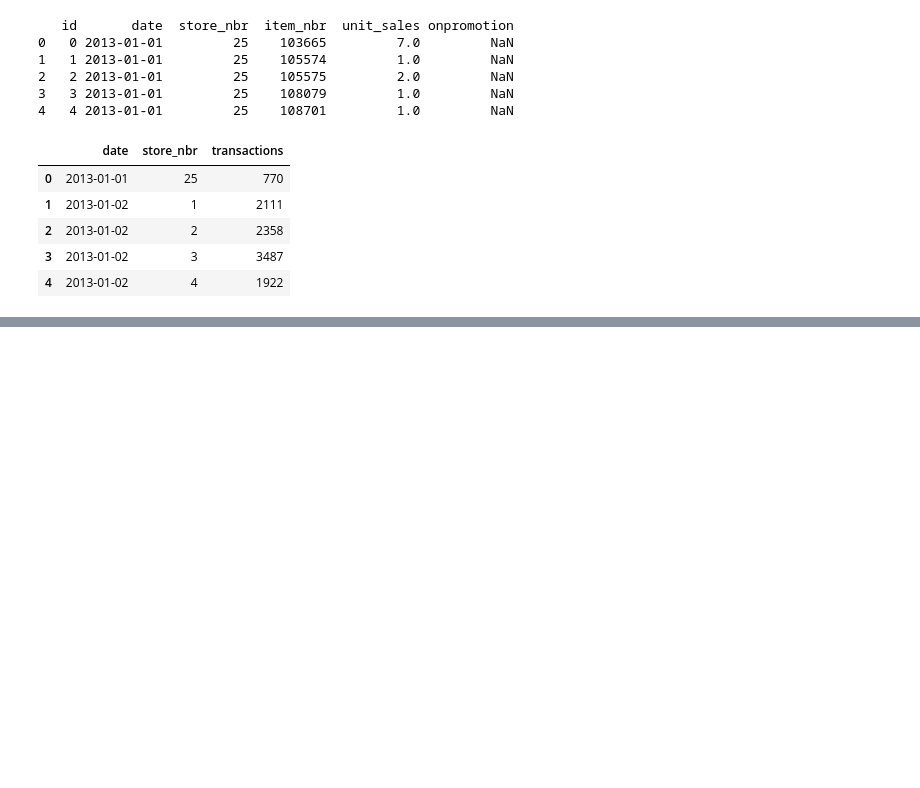
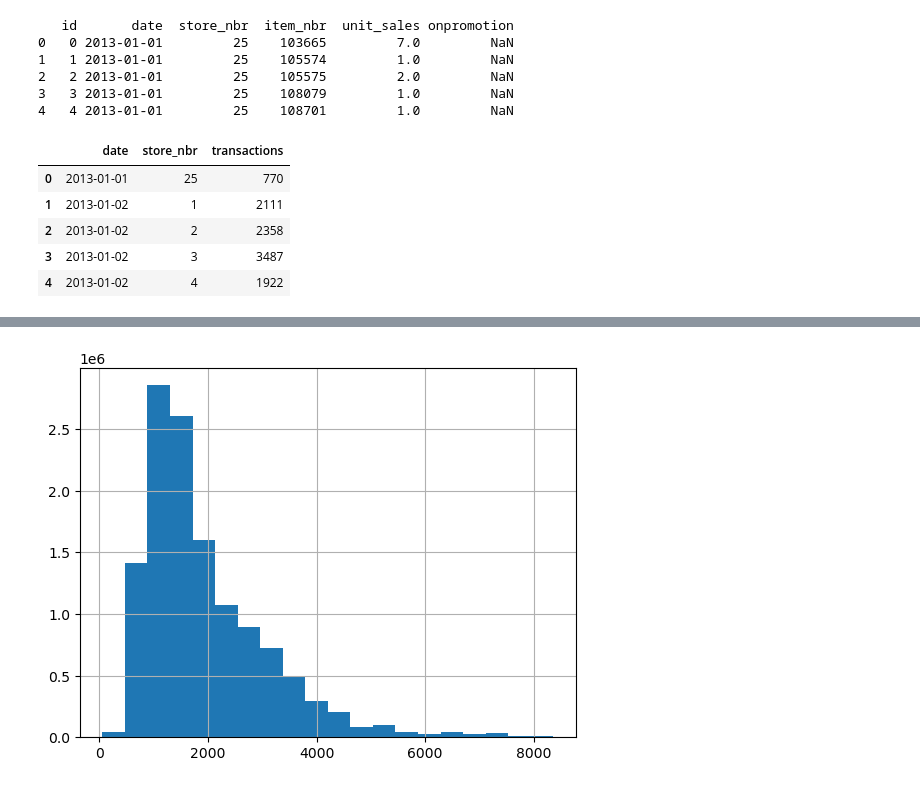
Before and after one commit to cathilo/ds, a Jupyter notebook: project_grocery/Feature_engineering.ipynb, the cells around one changed output, grey strips where cells are left out. Drawn from its saved outputs; the diff is of its cells as text; code cells hidden in the pictures; blank space fills up the shorter version.

```diff
--- a/project_grocery/Feature_engineering.ipynb
+++ b/project_grocery/Feature_engineering.ipynb
@@ -70,7 +90,7 @@ all_info['day']=all_info['date'].dt.weekday
 dummy_variables = ['onpromotion','type_x','cluster',
                 'family','perishable','type_y','onpromotion', 'transferred']
 # %%
-dummies=pd.get_dummies(all_info[dummy_variables])
+dummies=pd.get_dummies(all_info[dummy_variables],drop_first=True)
 # %%
 all_info_no_dummies = all_info.drop(dummy_variables, axis=1)
 # %%
@@ -122,0 +154,6 @@ df
+# %%
+from matplotlib import pyplot as plt
+df.transactions.hist(bins=20)
+plt.show()
+# %% [output]
+[figure, added]
```
Also changed, not shown: parts of 13 cells of this notebook.
